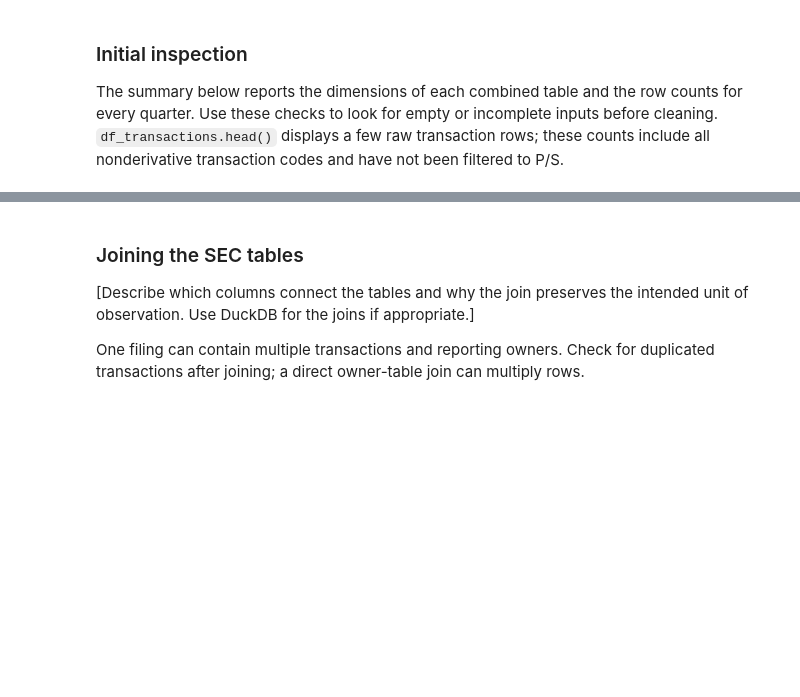
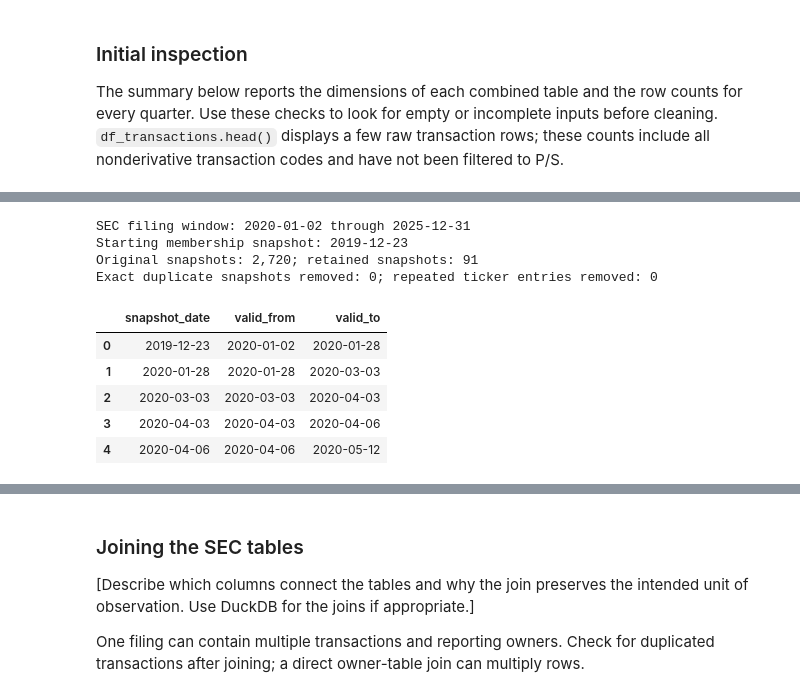
Before and after one commit to Vansh-Kakra/DSproject, a Jupyter notebook: insider-trading-phase2/phase2_insider_trading.ipynb, the cells around one changed output, grey strips where cells are left out. Saved outputs shown, nothing was run; the diff lists cells and outputs as text; code cells hidden in the pictures; blank space fills up the shorter version.

```diff
--- a/insider-trading-phase2/phase2_insider_trading.ipynb
+++ b/insider-trading-phase2/phase2_insider_trading.ipynb
@@ -148,0 +279,49 @@ security and transaction eligibility rules with the actual records.
+# %%
+# Clean historical membership snapshots and retain coverage for the actual SEC filing window.
+filing_dates = pd.to_datetime(df_submission["FILING_DATE"], format="mixed", errors="raise")
+if filing_dates.isna().any() or filing_dates.empty:
+    raise ValueError("Review missing SEC filing dates before defining the study window.")
+study_start = filing_dates.min().normalize()
+study_end = filing_dates.max().normalize()
+study_end_exclusive = study_end + pd.Timedelta(days=1)
+
+historical = df_historical[["date", "tickers"]].copy()
+if historical.isna().any().any():
+    raise ValueError("Review missing snapshot dates or ticker lists before cleaning.")
+historical["date"] = pd.to_datetime(historical["date"], format="%Y-%m-%d", errors="raise")
+ticker_lists = historical["tickers"].astype("string").str.split(",")
+ticker_lists = ticker_lists.map(lambda values: [ticker.strip().upper() for ticker in values if ticker.strip()])
+repeated_tickers = int(ticker_lists.map(lambda values: len(values) - len(set(values))).sum())
+if ticker_lists.map(len).eq(0).any():
+    raise ValueError("An empty membership list requires review.")
+historical["tickers"] = ticker_lists.map(lambda values: ",".join(sorted(set(values))))
+exact_duplicates = int(historical.duplicated(["date", "tickers"]).sum())
+historical = historical.drop_duplicates(["date", "tickers"]).sort_values("date")
+if historical["date"].duplicated().any():
+    raise ValueError("Conflicting membership snapshots share the same date; review them first.")
+
+baseline = historical.loc[historical["date"].le(study_start)].tail(1)
+if baseline.empty:
+    raise ValueError("A membership snapshot on or before the first filing is required.")
+changes = historical.loc[historical["date"].gt(study_start) & historical["date"].le(study_end)]
+historical_snapshots = pd.concat([baseline, changes], ignore_index=True)
+historical_snapshots = historical_snapshots.rename(columns={"date": "snapshot_date"})
+historical_snapshots["valid_from"] = historical_snapshots["snapshot_date"].clip(lower=study_start)
+historical_snapshots["valid_to"] = historical_snapshots["snapshot_date"].shift(-1).fillna(study_end_exclusive)
+
+print(f"SEC filing window: {study_start.date()} through {study_end.date()}")
+print(f"Starting membership snapshot: {baseline['date'].iloc[0].date()}")
+print(f"Original snapshots: {len(df_historical):,}; retained snapshots: {len(historical_snapshots):,}")
+print(f"Exact duplicate snapshots removed: {exact_duplicates}; repeated ticker entries removed: {repeated_tickers}")
+display(historical_snapshots[["snapshot_date", "valid_from", "valid_to"]].head())
+# %% [output]
+SEC filing window: 2020-01-02 through 2025-12-31
+Starting membership snapshot: 2019-12-23
+Original snapshots: 2,720; retained snapshots: 91
+Exact duplicate snapshots removed: 0; repeated ticker entries removed: 0
+|  | snapshot_date | valid_from | valid_to |
+| 0 | 2019-12-23 | 2020-01-02 | 2020-01-28 |
+| 1 | 2020-01-28 | 2020-01-28 | 2020-03-03 |
+| 2 | 2020-03-03 | 2020-03-03 | 2020-04-03 |
+| 3 | 2020-04-03 | 2020-04-03 | 2020-04-06 |
+| 4 | 2020-04-06 | 2020-04-06 | 2020-05-12 |
```
Also changed, not shown: parts of 16 cells of this notebook, 3 other files.
